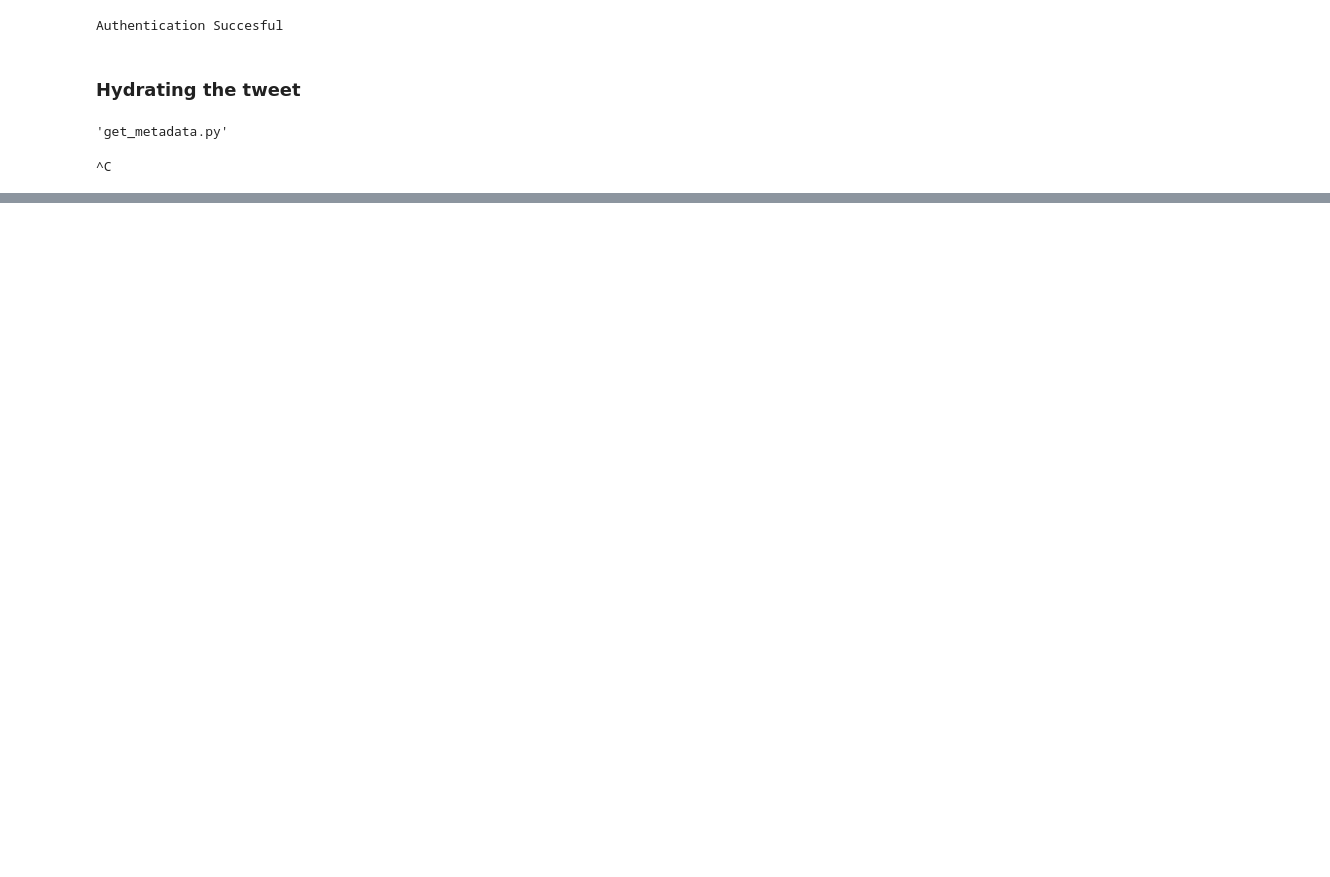
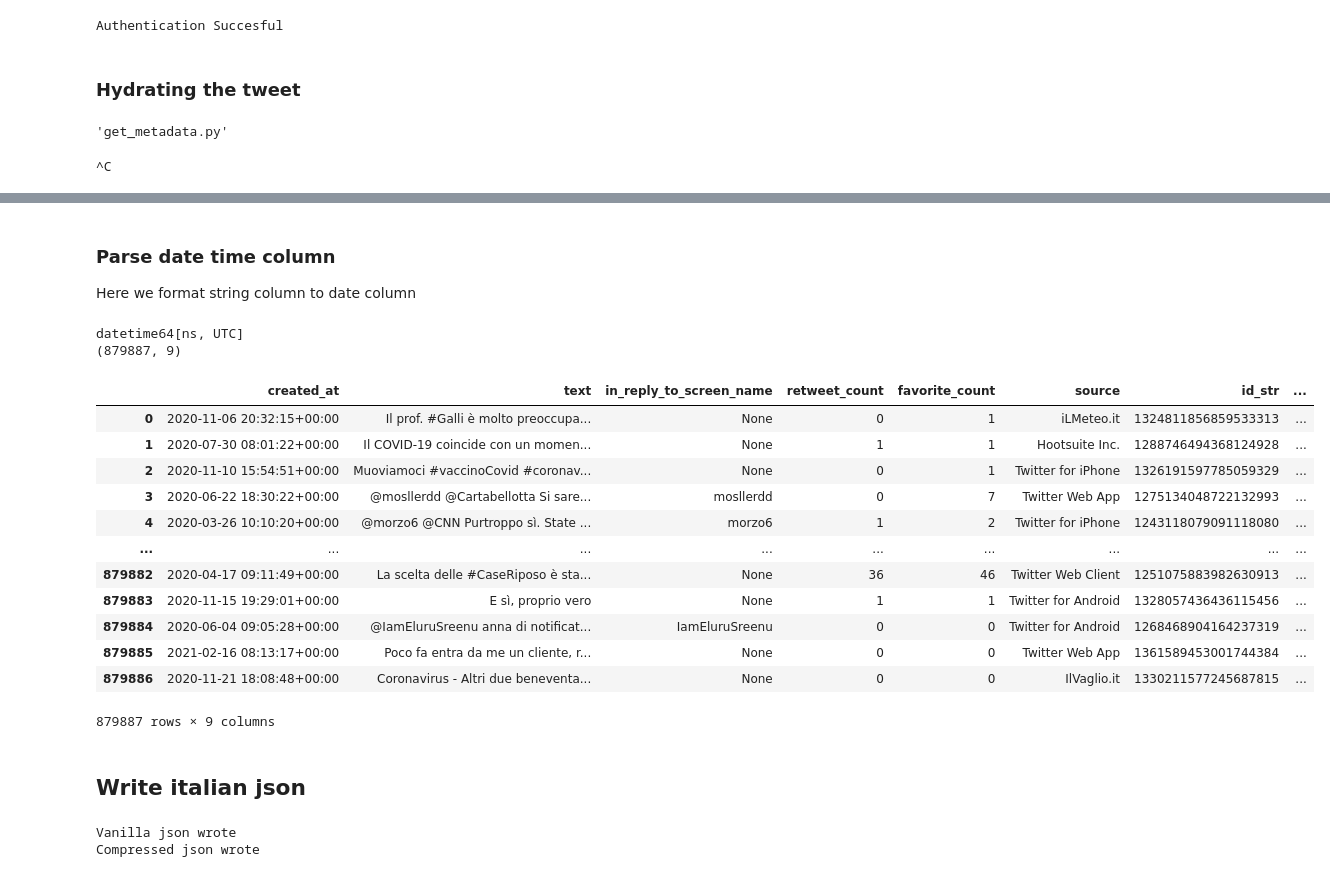
Before and after one commit to imsarmiento/NLP_202110, a Jupyter notebook: Stage 1/twitterOpenDB.ipynb, the cells around one changed output, grey strips where cells are left out. Drawn from its saved outputs; the diff is of its cells as text; code cells hidden in the pictures; blank space fills up the shorter version.

```diff
--- a/Stage 1/twitterOpenDB.ipynb
+++ b/Stage 1/twitterOpenDB.ipynb
@@ -167,0 +309,40 @@ df.shape
+# %% [markdown]
+### Parse date time column
+Here we format string column to date column
+# %%
+italian_raw['created_at'] = pd.to_datetime(italian_raw['created_at'], format='%a %b %d %H:%M:%S %z %Y',)
+italian_raw['publication_date'] = pd.to_datetime(italian_raw['created_at'], unit='ms').astype(np.int64) / int(1e9) #Seconds since epoch
+print(italian_raw['created_at'].dtypes)
+print(italian_raw.shape)
+italian_raw
+# %% [output]
+datetime64[ns, UTC]
+(879887, 9)
+|  | created_at | text | in_reply_to_screen_name | retweet_count | favorite_count | source | id_str | ... |
+| 0 | 2020-11-06 20:32:15+00:00 | Il prof. #Galli è molto preoccupa... | None | 0 | 1 | iLMeteo.it | 1324811856859533313 | ... |
+| 1 | 2020-07-30 08:01:22+00:00 | Il COVID-19 coincide con un momen... | None | 1 | 1 | Hootsuite Inc. | 1288746494368124928 | ... |
+| 2 | 2020-11-10 15:54:51+00:00 | Muoviamoci #vaccinoCovid #coronav... | None | 0 | 1 | Twitter for iPhone | 1326191597785059329 | ... |
+| 3 | 2020-06-22 18:30:22+00:00 | @mosllerdd @Cartabellotta Si sare... | mosllerdd | 0 | 7 | Twitter Web App | 1275134048722132993 | ... |
+| 4 | 2020-03-26 10:10:20+00:00 | @morzo6 @CNN Purtroppo sì. State ... | morzo6 | 1 | 2 | Twitter for iPhone | 1243118079091118080 | ... |
+| ... | ... | ... | ... | ... | ... | ... | ... | ... |
+| 879882 | 2020-04-17 09:11:49+00:00 | La scelta delle #CaseRiposo è sta... | None | 36 | 46 | Twitter Web Client | 1251075883982630913 | ... |
+| 879883 | 2020-11-15 19:29:01+00:00 | E sì, proprio vero | None | 1 | 1 | Twitter for Android | 1328057436436115456 | ... |
+| 879884 | 2020-06-04 09:05:28+00:00 | @IamEluruSreenu anna di notificat... | IamEluruSreenu | 0 | 0 | Twitter for Android | 1268468904164237319 | ... |
+| 879885 | 2021-02-16 08:13:17+00:00 | Poco fa entra da me un cliente, r... | None | 0 | 0 | Twitter Web App | 1361589453001744384 | ... |
+| 879886 | 2020-11-21 18:08:48+00:00 | Coronavirus - Altri due beneventa... | None | 0 | 0 | IlVaglio.it | 1330211577245687815 | ... |
+879887 rows × 9 columns
+# %% [markdown]
+## Write italian json
+# %%
+italian_raw['source'] = 'twitter'
+italian_raw['author'] = 'nn'
+italian_raw['id'] = italian_raw['id_str']
+columns = ['id', 'publication_date', 'source', 'text']
+italian_raw[columns].to_json(path_or_buf='./datasets/italian/italianV1.json', orient='records', lines=True)
+print('Vanilla json wrote')
+# Compressedd version
+italian_raw[columns].to_json(path_or_buf='./datasets/italian/italianV1.json.gz', orient='records', lines=True, compression='gzip')
+print('Compressed json wrote')
+# %% [output]
+Vanilla json wrote
+Compressed json wrote
```
Also changed, not shown: parts of 40 cells of this notebook, 4 other files.
